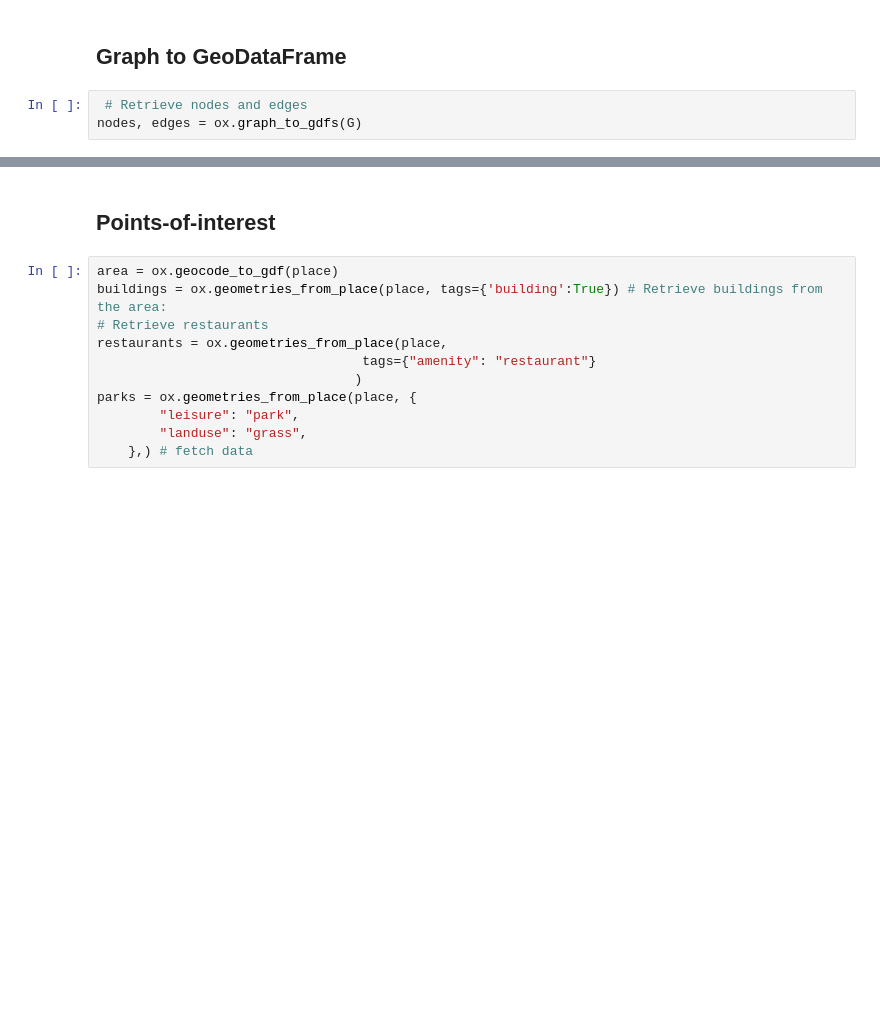
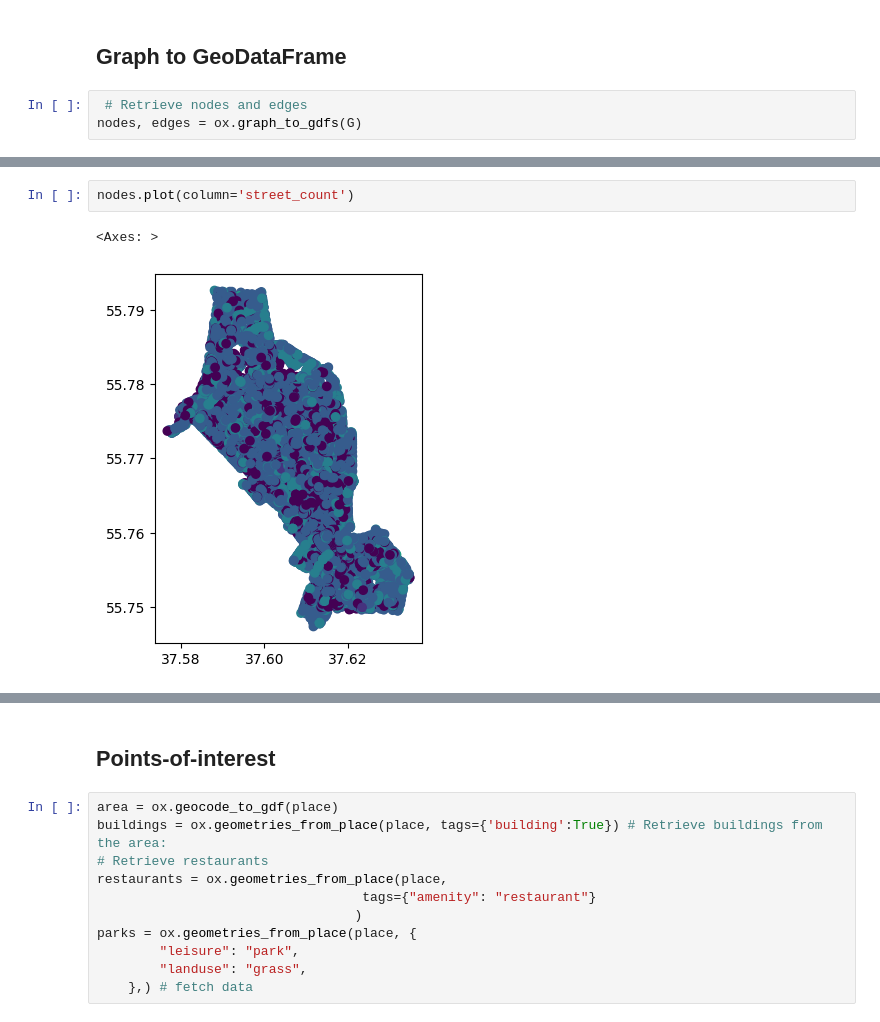
Before and after one commit to Bibit-Bibicha/my-first-binder, a Jupyter notebook: тверской .ipynb, the cells around one changed output, grey strips where cells are left out. Cells and saved outputs as stored; diff of their text form; blank space fills up the shorter version.

```diff
--- a/тверской .ipynb
+++ b/тверской .ipynb
@@ -46,0 +94,5 @@ edges.head()
+# %%
+nodes.plot(column='street_count')
+# %% [output]
+<Axes: >
+[figure, added]
```
Also changed, not shown: parts of 20 cells of this notebook.
